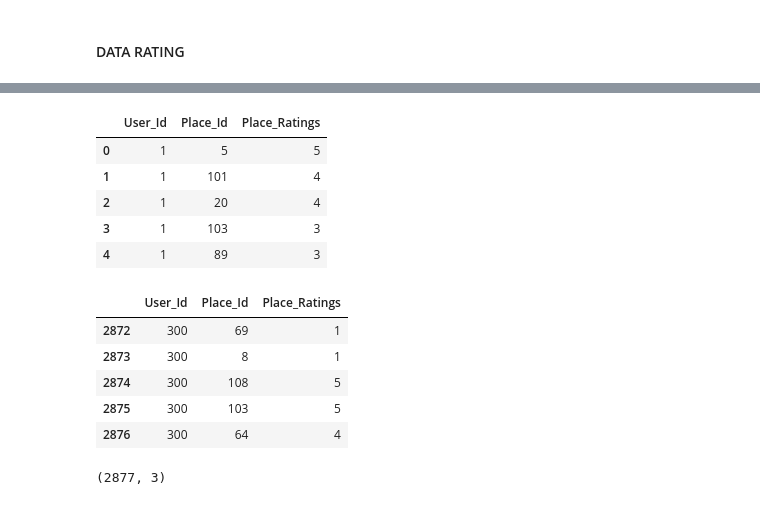
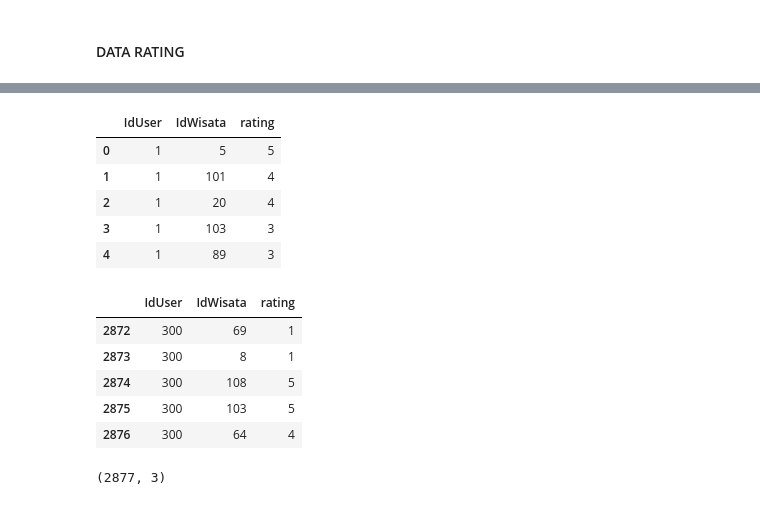
Before and after one commit to Dikarahmanm/Wismata-C23-PS297, a Jupyter notebook: Machine Learning/recommender_model copy.ipynb, the cells around one changed output, grey strips where cells are left out. Drawn from its saved outputs; the diff is of its cells as text; code cells hidden in the pictures.

```diff
--- a/Machine Learning/recommender_model copy.ipynb
+++ b/Machine Learning/recommender_model copy.ipynb
@@ -48,6 +48,6 @@ destination_jogja.head()
 # reset index
 
 destination_jogja = destination_jogja.reset_index(drop=True)
-destination_jogja['Place_Id'] = destination_jogja.index + 1
+destination_jogja['IdWisata'] = destination_jogja.index + 1
 destination_jogja.head()
 # %% [output]
@@ -103,12 +103,12 @@ rating.head(10)
 | 8 | 1 | 154 | 2 |
 | 9 | 1 | 393 | 5 |
 # %%
-id_jogja = destination_jogja['Place_Id']
-ratings_jogja = rating[rating["Place_Id"].isin(id_jogja)]
+id_jogja = destination_jogja['IdWisata']
+ratings_jogja = rating[rating["IdWisata"].isin(id_jogja)]
 ratings_jogja = ratings_jogja.reset_index(drop=True)
 ratings_jogja.head()
 # %% [output]
-|  | User_Id | Place_Id | Place_Ratings |
+|  | IdUser | IdWisata | rating |
 | 0 | 1 | 5 | 5 |
 | 1 | 1 | 101 | 4 |
 | 2 | 1 | 20 | 4 |
@@ -117,7 +117,7 @@ ratings_jogja.head()
 # %%
 ratings_jogja.tail()
 # %% [output]
-|  | User_Id | Place_Id | Place_Ratings |
+|  | IdUser | IdWisata | rating |
 | 2872 | 300 | 69 | 1 |
 | 2873 | 300 | 8 | 1 |
 | 2874 | 300 | 108 | 5 |
```
Also changed, not shown: parts of 27 cells of this notebook, 37 other files.
